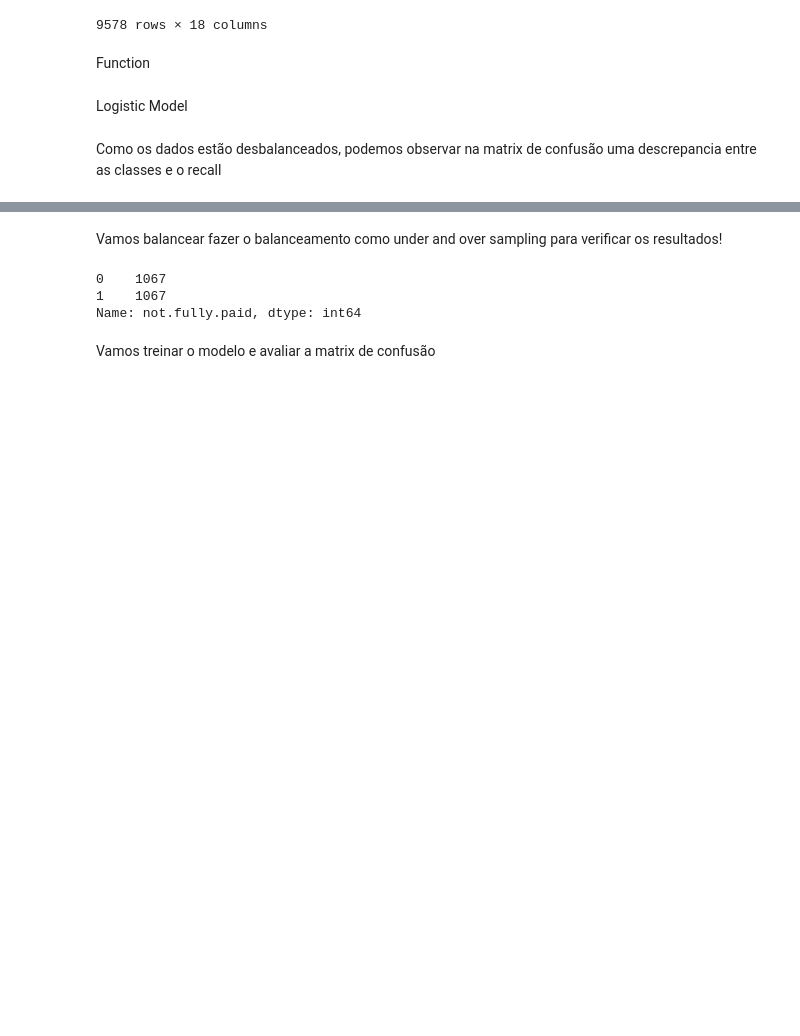
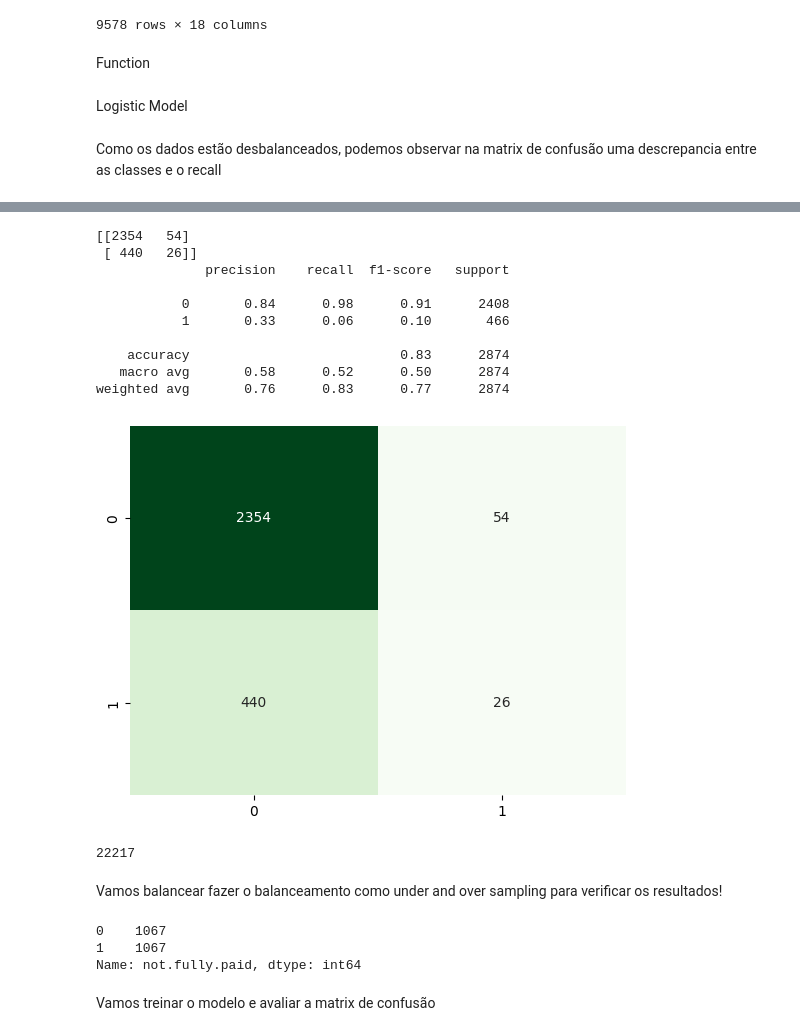
Before and after one commit to 7131HDMC/loan_risk, a Jupyter notebook: loan_risk.ipynb, the cells around one changed output, grey strips where cells are left out. Cells and saved outputs as stored; diff of their text form; code cells hidden in the pictures; blank space fills up the shorter version.

```diff
--- a/loan_risk.ipynb
+++ b/loan_risk.ipynb
@@ -267,3 +287,24 @@ Como os dados estão desbalanceados, podemos observar na matrix de confusão uma
+# %%
+random_forest = RandomForestClassifier(random_state=4, n_estimators=8)
+random_forest.fit(x_train, y_train)
+y_preds = random_forest.predict(x_valid)
+model_valid_report(random_forest, y_valid, y_preds, t_focus=False)
+# %% [output]
+[[2354   54]
+ [ 440   26]]
+              precision    recall  f1-score   support
+
+           0       0.84      0.98      0.91      2408
+           1       0.33      0.06      0.10       466
+
+    accuracy                           0.83      2874
+   macro avg       0.58      0.52      0.50      2874
+weighted avg       0.76      0.83      0.77      2874
+[figure, added]
+# %%
+gc.collect()
+# %% [output]
+22217
 # %% [markdown]
 Vamos balancear fazer o balanceamento como under and over sampling para verificar os resultados!
 # %%
```
Also changed, not shown: parts of 10 cells of this notebook, 2 other files.
